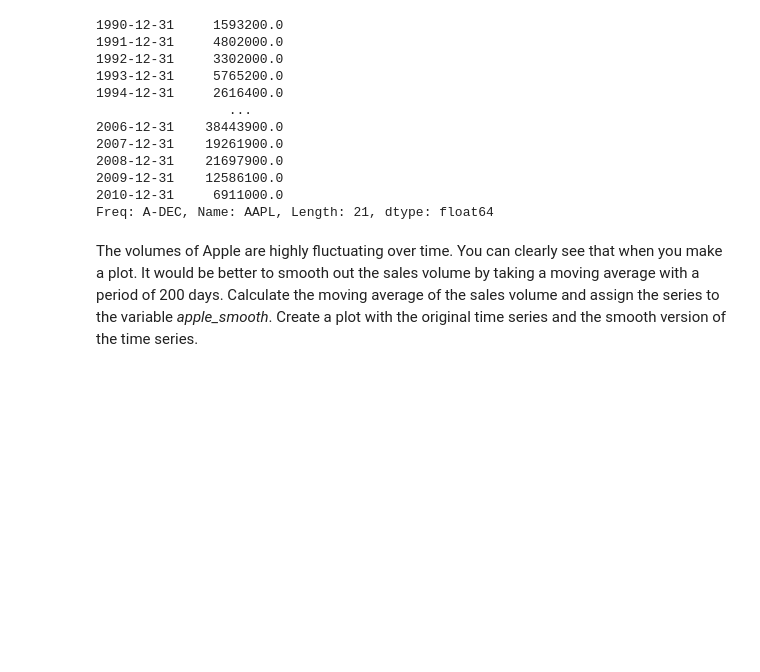
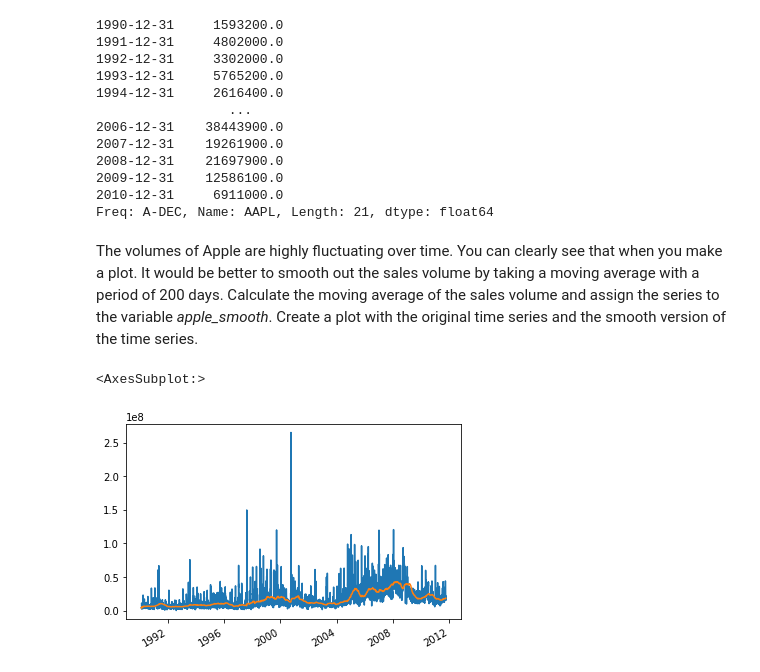
Before and after one commit to bang-a-coder/dr_assignments, a Jupyter notebook: assignment03/assignment03_nff200.ipynb, the cells around one changed output. Cells and saved outputs as stored; diff of their text form; code cells hidden in the pictures; blank space fills up the shorter version.

Commit message:
rolling plot

```diff
--- a/assignment03/assignment03_nff200.ipynb
+++ b/assignment03/assignment03_nff200.ipynb
@@ -188,7 +188,13 @@ Freq: A-DEC, Name: AAPL, Length: 21, dtype: float64
 The volumes of Apple are highly fluctuating over time. You can clearly see that when you make a plot. It would be better to smooth out the sales volume by taking a moving average with a period of 200 days. Calculate the moving average of the sales volume and assign the series to the variable *apple_smooth*. Create a plot with the original time series and the smooth version of the time series.
 # %%
 # YOUR CODE HERE
+apple_smooth = sales['AAPL'].rolling('200d').mean()
 
+sales['AAPL'].plot()
+apple_smooth.plot()
 # YOUR CODE ENDS HERE
+# %% [output]
+<AxesSubplot:>
+[figure, added]
 # %%
 print(apple_smooth)
```
Also changed, not shown: parts of 1 cell of this notebook.
